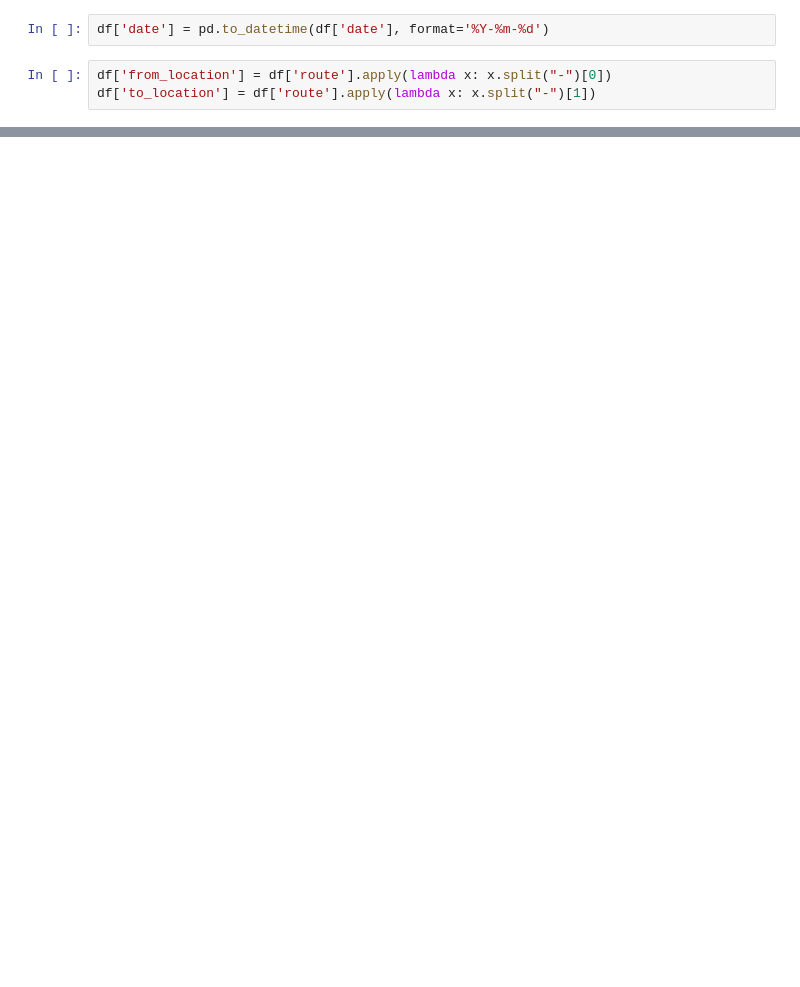
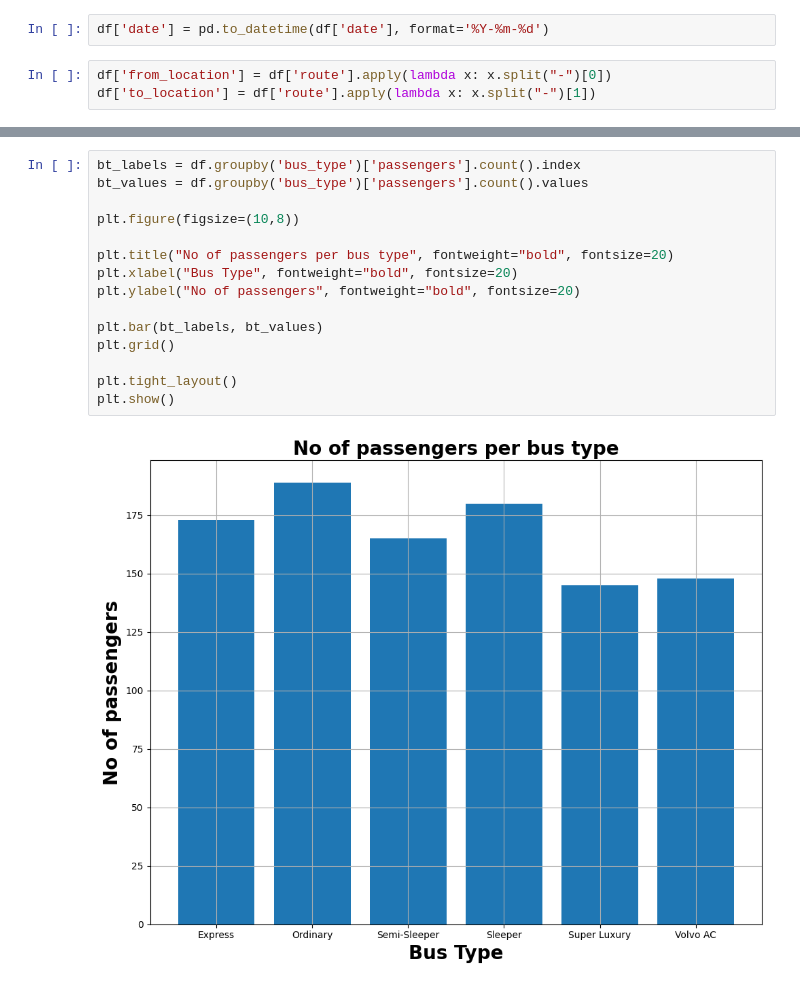
Before and after one commit to VRYeshwanth/AI-ML-Journey, a Jupyter notebook: Matplotlib Basics/Transport Data Analysis/analysis.ipynb, the cells around one changed output, grey strips where cells are left out. Cells and saved outputs as stored; diff of their text form; blank space fills up the shorter version.

```diff
--- a/Matplotlib Basics/Transport Data Analysis/analysis.ipynb
+++ b/Matplotlib Basics/Transport Data Analysis/analysis.ipynb
@@ -42,0 +97,17 @@ df['to_location'] = df['route'].apply(lambda x: x.split("-")[1])
+# %%
+bt_labels = df.groupby('bus_type')['passengers'].count().index
+bt_values = df.groupby('bus_type')['passengers'].count().values
+
+plt.figure(figsize=(10,8))
+
+plt.title("No of passengers per bus type", fontweight="bold", fontsize=20)
+plt.xlabel("Bus Type", fontweight="bold", fontsize=20)
+plt.ylabel("No of passengers", fontweight="bold", fontsize=20)
+
+plt.bar(bt_labels, bt_values)
+plt.grid()
+
+plt.tight_layout()
+plt.show()
+# %% [output]
+[figure, added]
```
Also changed, not shown: parts of 6 cells of this notebook, 1 other file.
